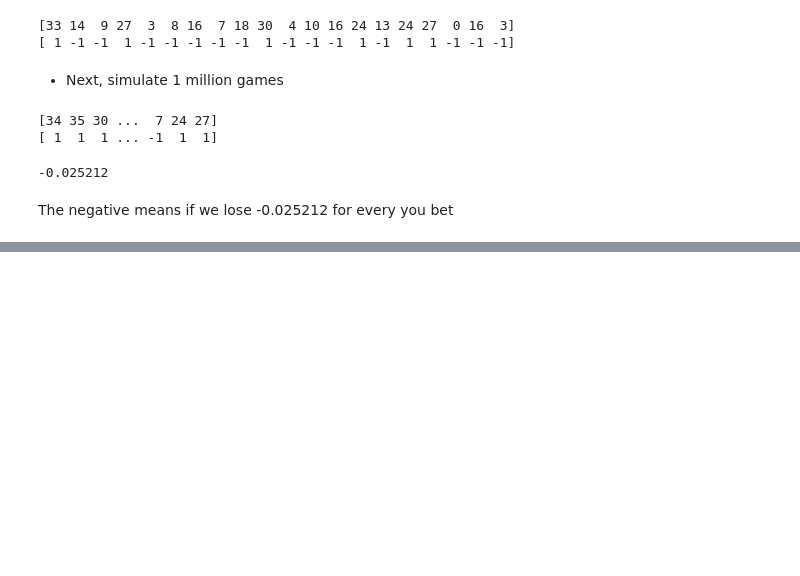
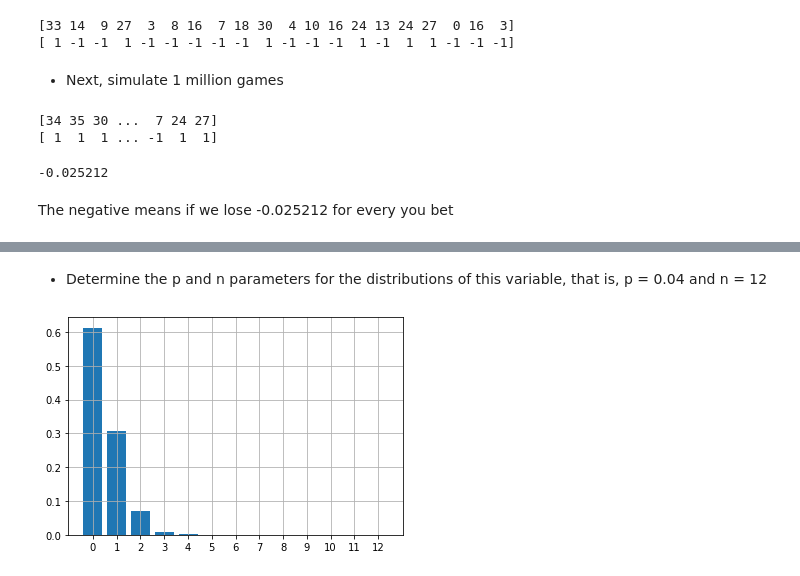
Before and after one commit to samyon7/Statistics-Python, a Jupyter notebook: Work_8/work_8-1.ipynb, the cells around one changed output, grey strips where cells are left out. Cells and saved outputs as stored; diff of their text form; code cells hidden in the pictures; blank space fills up the shorter version.

```diff
--- a/Work_8/work_8-1.ipynb
+++ b/Work_8/work_8-1.ipynb
@@ -317,0 +420,15 @@ The negative means if we lose -0.025212 for every you bet
+# %% [markdown]
+- Determine the p and n parameters for the distributions of this variable, that is, p = 0.04 and n = 12
+# %%
+parts_per_box = 12
+Z_rv = stats.binom(n=parts_per_box, p=0.04)
+
+# Next plot the PMF of Z
+z_possible_values = np.arange(0, parts_per_box + 1)
+Z_probs = Z_rv.pmf(z_possible_values)
+fig, ax = plt.subplots()
+ax.bar(z_possible_values, Z_probs)
+ax.set_xticks(z_possible_values)
+ax.grid();
+# %% [output]
+[figure, added]
```
Also changed, not shown: parts of 17 cells of this notebook.
